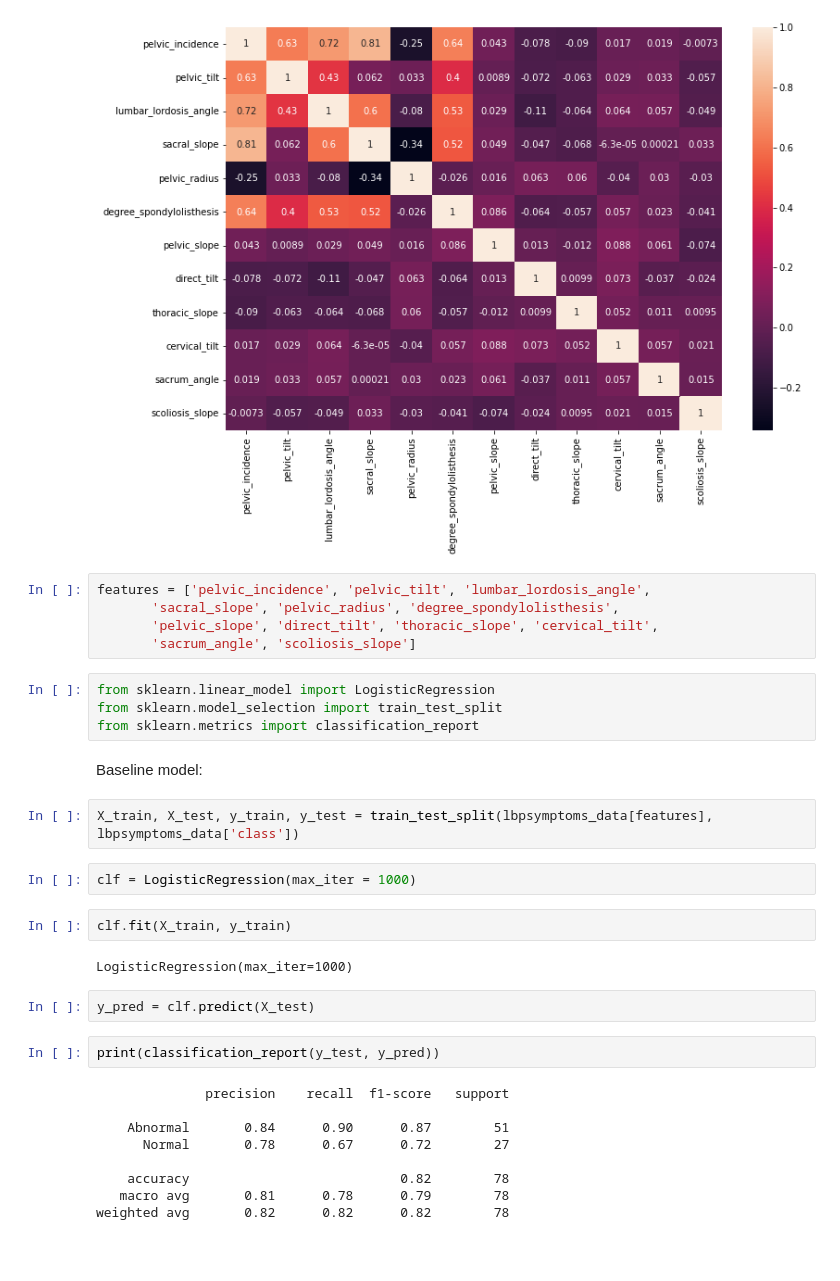
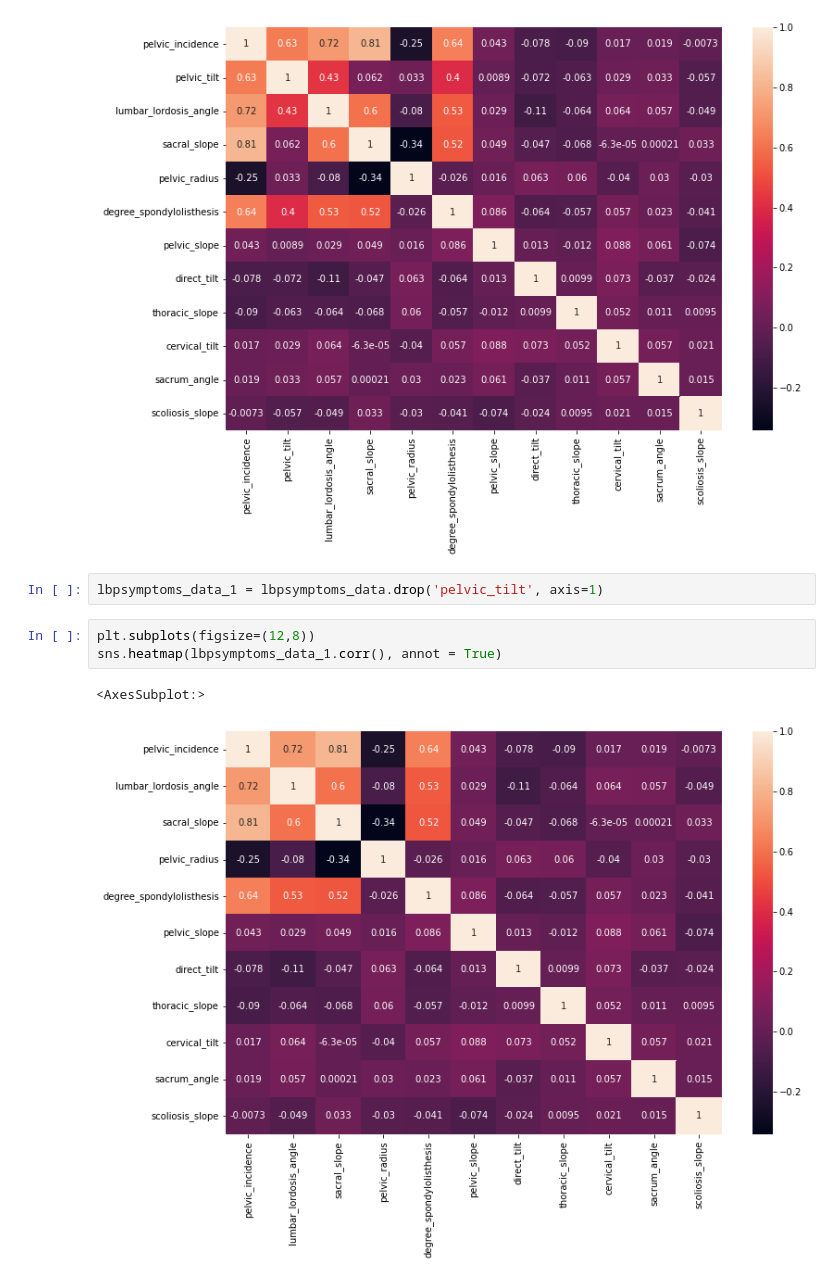
Before and after one commit to AngelaS-K/Cap1_LowBackPain, a Jupyter notebook: notebooks/LowBackPain.ipynb, the cells around one changed output. Saved outputs shown, nothing was run; the diff lists cells and outputs as text; blank space fills up the shorter version.

```diff
--- a/notebooks/LowBackPain.ipynb
+++ b/notebooks/LowBackPain.ipynb
@@ -208,35 +271,11 @@ sns.heatmap(lbpsymptoms_data.corr(), annot = True)
 # %% [output]
 <AxesSubplot:>
 [figure]
-# %%
-features = ['pelvic_incidence', 'pelvic_tilt', 'lumbar_lordosis_angle',
-       'sacral_slope', 'pelvic_radius', 'degree_spondylolisthesis',
-       'pelvic_slope', 'direct_tilt', 'thoracic_slope', 'cervical_tilt',
-       'sacrum_angle', 'scoliosis_slope']
-# %%
-from sklearn.linear_model import LogisticRegression
-from sklearn.model_selection import train_test_split
-from sklearn.metrics import classification_report
-# %% [markdown]
-Baseline model:
-# %%
-X_train, X_test, y_train, y_test = train_test_split(lbpsymptoms_data[features], lbpsymptoms_data['class'])
-# %%
-clf = LogisticRegression(max_iter = 1000)
-# %%
-clf.fit(X_train, y_train)
-# %% [output]
-LogisticRegression(max_iter=1000)
-# %%
-y_pred = clf.predict(X_test)
-# %%
-print(classification_report(y_test, y_pred))
-# %% [output]
-              precision    recall  f1-score   support
-
-    Abnormal       0.84      0.90      0.87        51
-      Normal       0.78      0.67      0.72        27
-
-    accuracy                           0.82        78
-   macro avg       0.81      0.78      0.79        78
-weighted avg       0.82      0.82      0.82        78
+# %%
+lbpsymptoms_data_1 = lbpsymptoms_data.drop('pelvic_tilt', axis=1)
+# %%
+plt.subplots(figsize=(12,8))
+sns.heatmap(lbpsymptoms_data_1.corr(), annot = True)
+# %% [output]
+<AxesSubplot:>
+[figure, added]
```
Also changed, not shown: parts of 30 cells of this notebook, 1 other file.
